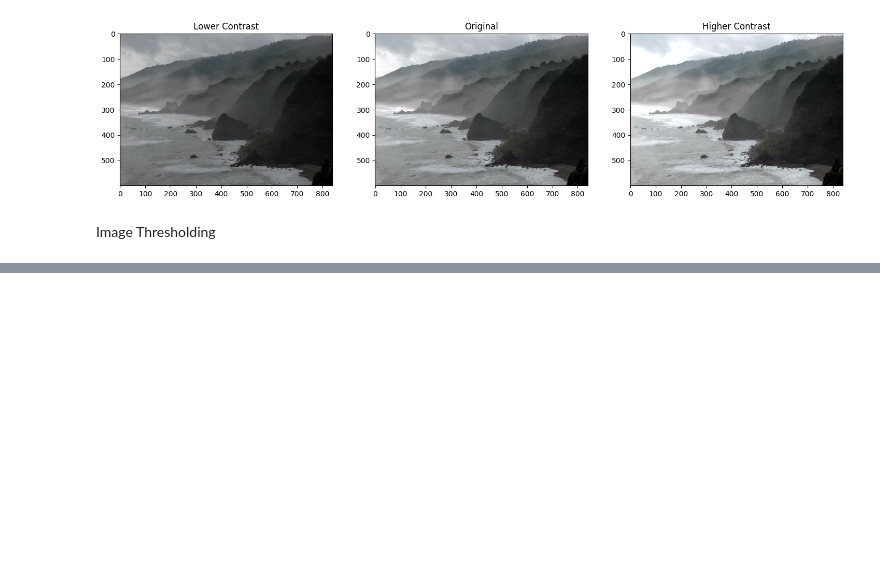
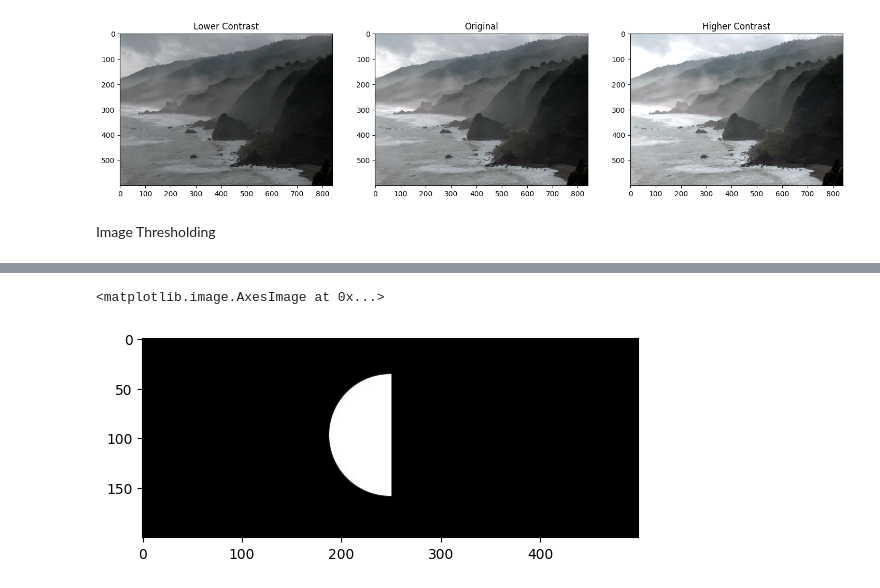
Before and after one commit to AjgagalAsma/OpenCv_Course, a Jupyter notebook: course4_Image_Enhancement.ipynb, the cells around one changed output, grey strips where cells are left out. Cells and saved outputs as stored; diff of their text form; code cells hidden in the pictures; blank space fills up the shorter version.

```diff
--- a/course4_Image_Enhancement.ipynb
+++ b/course4_Image_Enhancement.ipynb
@@ -91,0 +148,11 @@ Image Thresholding
+# %%
+#Bitwise AND Operator
+result = cv2.bitwise_and(img_rec, img_cir, mask=None)
+plt.imshow(result, cmap="gray")
+
+#mask=None -> Pas de masque -> L’opération s’applique sur toute l’image
+#mask = np.zeros(img_rec.shape, dtype="uint8") --> mask tout noir rien ne s'applique
+#mask = np.ones(img_rec.shape, dtype="uint8") * 255 --> Masque tout blanc (tout s’applique)
+# %% [output]
+<matplotlib.image.AxesImage at 0x...>
+[figure, added]
```
Also changed, not shown: parts of 19 cells of this notebook, 1 other file.
